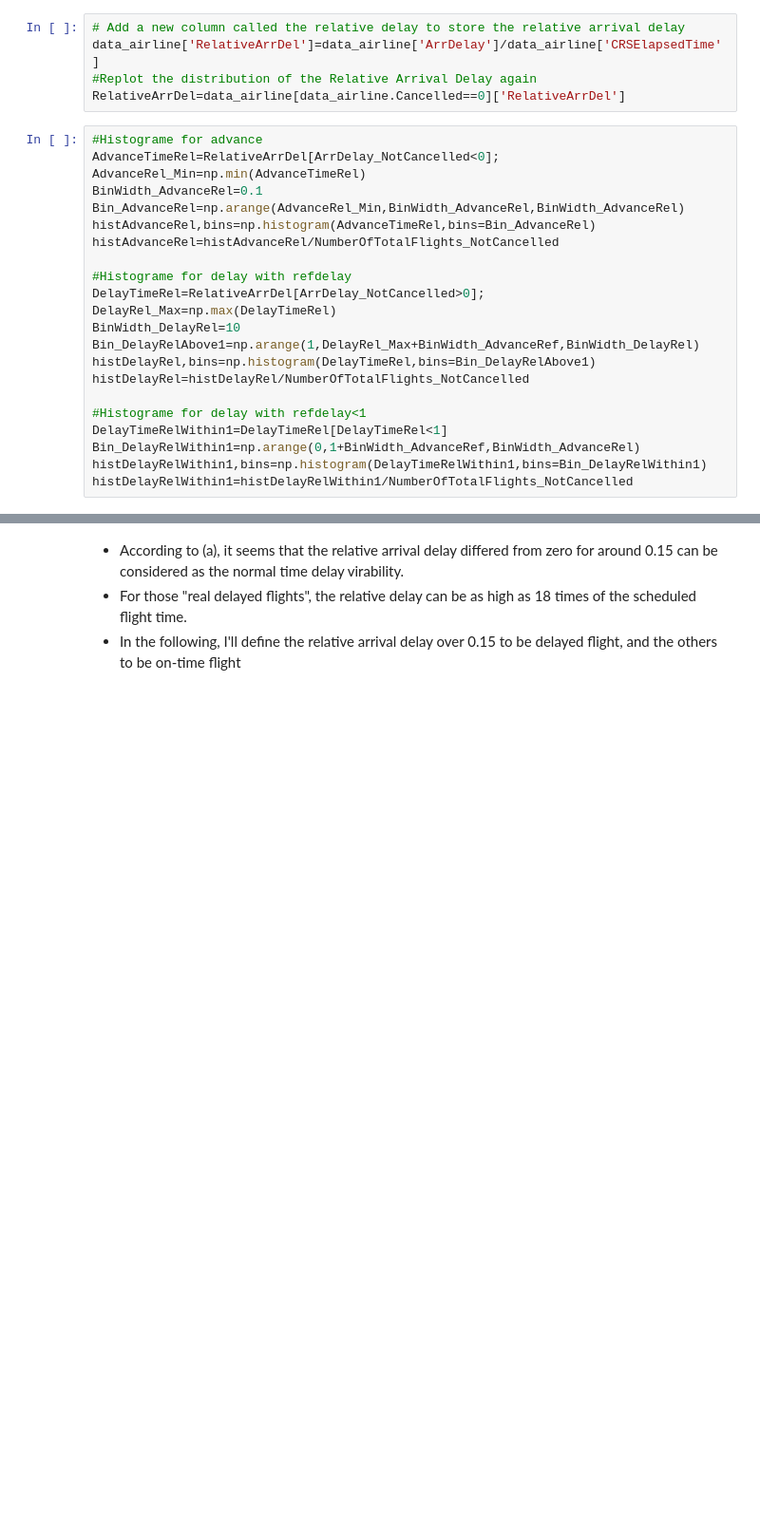
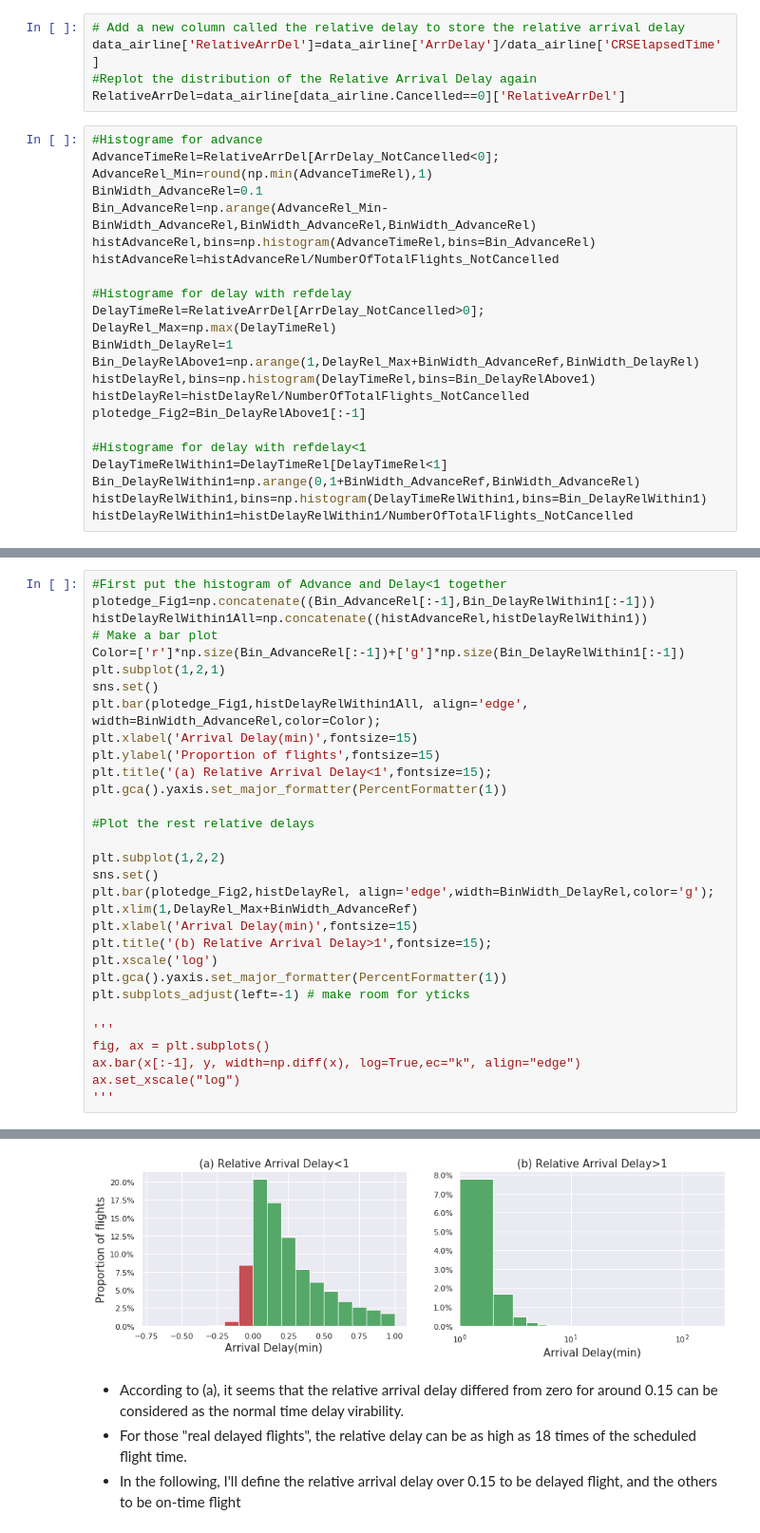
Before and after one commit to Wolfking2015/Final-Project-For-AML, a Jupyter notebook: final-project.ipynb, the cells around one changed output, grey strips where cells are left out. Shown at 95% size. Cells and saved outputs as stored; diff of their text form; blank space fills up the shorter version.

Commit message:
Updates for the bar plot

```diff
--- a/final-project.ipynb
+++ b/final-project.ipynb
@@ -363,19 +364,20 @@ RelativeArrDel=data_airline[data_airline.Cancelled==0]['RelativeArrDel']
 # %%
 #Histograme for advance
 AdvanceTimeRel=RelativeArrDel[ArrDelay_NotCancelled<0];
-AdvanceRel_Min=np.min(AdvanceTimeRel)
+AdvanceRel_Min=round(np.min(AdvanceTimeRel),1)
 BinWidth_AdvanceRel=0.1
-Bin_AdvanceRel=np.arange(AdvanceRel_Min,BinWidth_AdvanceRel,BinWidth_AdvanceRel)
+Bin_AdvanceRel=np.arange(AdvanceRel_Min-BinWidth_AdvanceRel,BinWidth_AdvanceRel,BinWidth_AdvanceRel)
 histAdvanceRel,bins=np.histogram(AdvanceTimeRel,bins=Bin_AdvanceRel)
 histAdvanceRel=histAdvanceRel/NumberOfTotalFlights_NotCancelled
 
 #Histograme for delay with refdelay
 DelayTimeRel=RelativeArrDel[ArrDelay_NotCancelled>0];
 DelayRel_Max=np.max(DelayTimeRel)
-BinWidth_DelayRel=10
+BinWidth_DelayRel=1
 Bin_DelayRelAbove1=np.arange(1,DelayRel_Max+BinWidth_AdvanceRef,BinWidth_DelayRel)
 histDelayRel,bins=np.histogram(DelayTimeRel,bins=Bin_DelayRelAbove1)
 histDelayRel=histDelayRel/NumberOfTotalFlights_NotCancelled
+plotedge_Fig2=Bin_DelayRelAbove1[:-1]
 
 #Histograme for delay with refdelay<1
 DelayTimeRelWithin1=DelayTimeRel[DelayTimeRel<1]
@@ -432,0 +387,32 @@ plt.title('(b) Distrition of RevArrDelay above1',fontsize=15);
+# %%
+#First put the histogram of Advance and Delay<1 together
+plotedge_Fig1=np.concatenate((Bin_AdvanceRel[:-1],Bin_DelayRelWithin1[:-1]))
+histDelayRelWithin1All=np.concatenate((histAdvanceRel,histDelayRelWithin1))
+# Make a bar plot
+Color=['r']*np.size(Bin_AdvanceRel[:-1])+['g']*np.size(Bin_DelayRelWithin1[:-1])
+plt.subplot(1,2,1)
+sns.set()
+plt.bar(plotedge_Fig1,histDelayRelWithin1All, align='edge', width=BinWidth_AdvanceRel,color=Color);
+plt.xlabel('Arrival Delay(min)',fontsize=15)
+plt.ylabel('Proportion of flights',fontsize=15)
+plt.title('(a) Relative Arrival Delay<1',fontsize=15);
+plt.gca().yaxis.set_major_formatter(PercentFormatter(1))
+
+#Plot the rest relative delays
+
+plt.subplot(1,2,2)
+sns.set()
+plt.bar(plotedge_Fig2,histDelayRel, align='edge',width=BinWidth_DelayRel,color='g');
+plt.xlim(1,DelayRel_Max+BinWidth_AdvanceRef)
+plt.xlabel('Arrival Delay(min)',fontsize=15)
+plt.title('(b) Relative Arrival Delay>1',fontsize=15);
+plt.xscale('log')
+plt.gca().yaxis.set_major_formatter(PercentFormatter(1))
+plt.subplots_adjust(left=-1) # make room for yticks
+
+'''
+fig, ax = plt.subplots()
+ax.bar(x[:-1], y, width=np.diff(x), log=True,ec="k", align="edge")
+ax.set_xscale("log")
+'''
+# %% [output]
@@ -433,3 +420,4 @@ plt.title('(b) Distrition of RevArrDelay above1',fontsize=15);
+[figure, added]
 # %% [markdown]
 * According to (a), it seems that the relative arrival delay differed from zero for around 0.15 can be considered as the normal time delay virability.
 * For those "real delayed flights", the relative delay can be as high as 18 times of the scheduled flight time.
```
Also changed, not shown: parts of 5 cells of this notebook.
